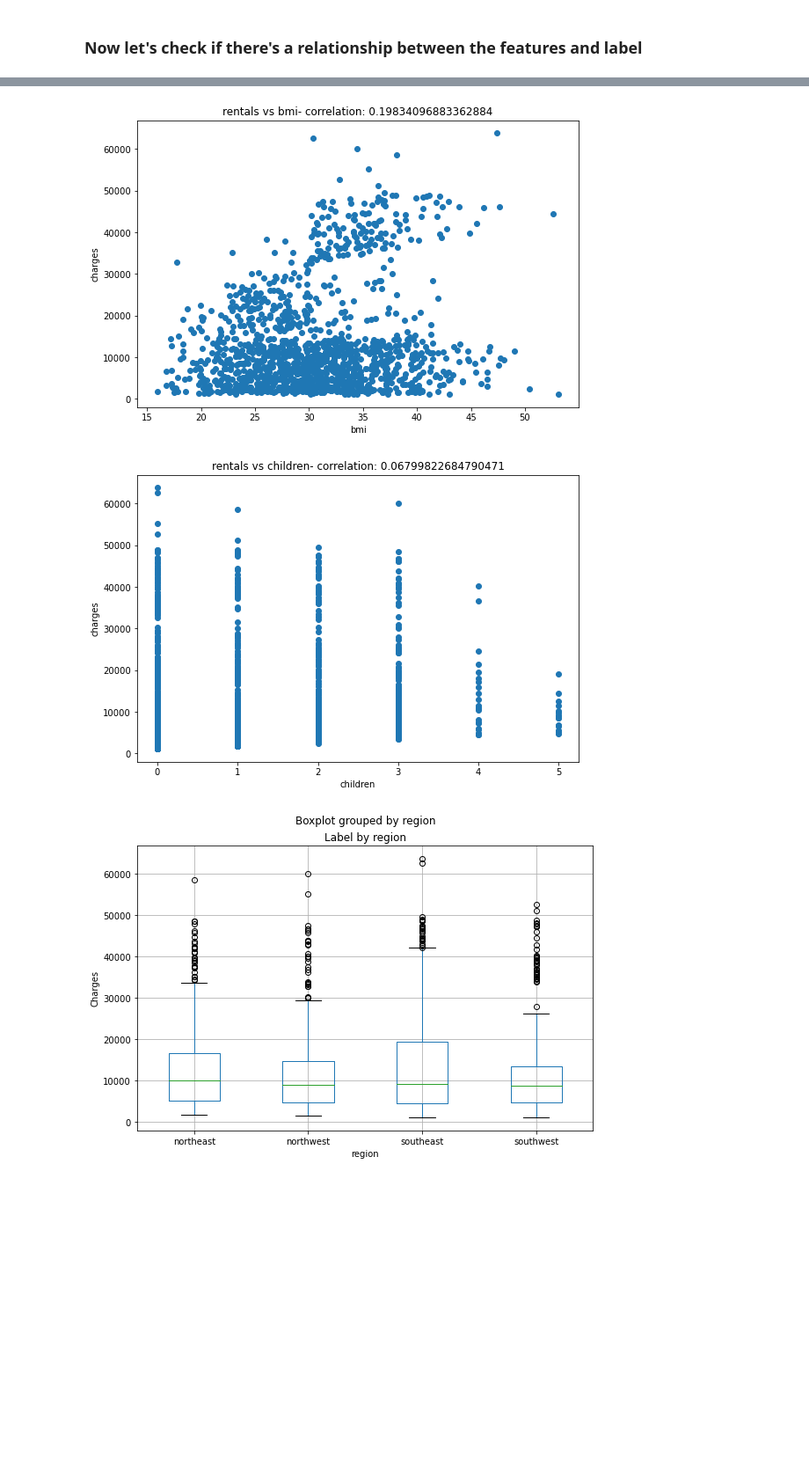
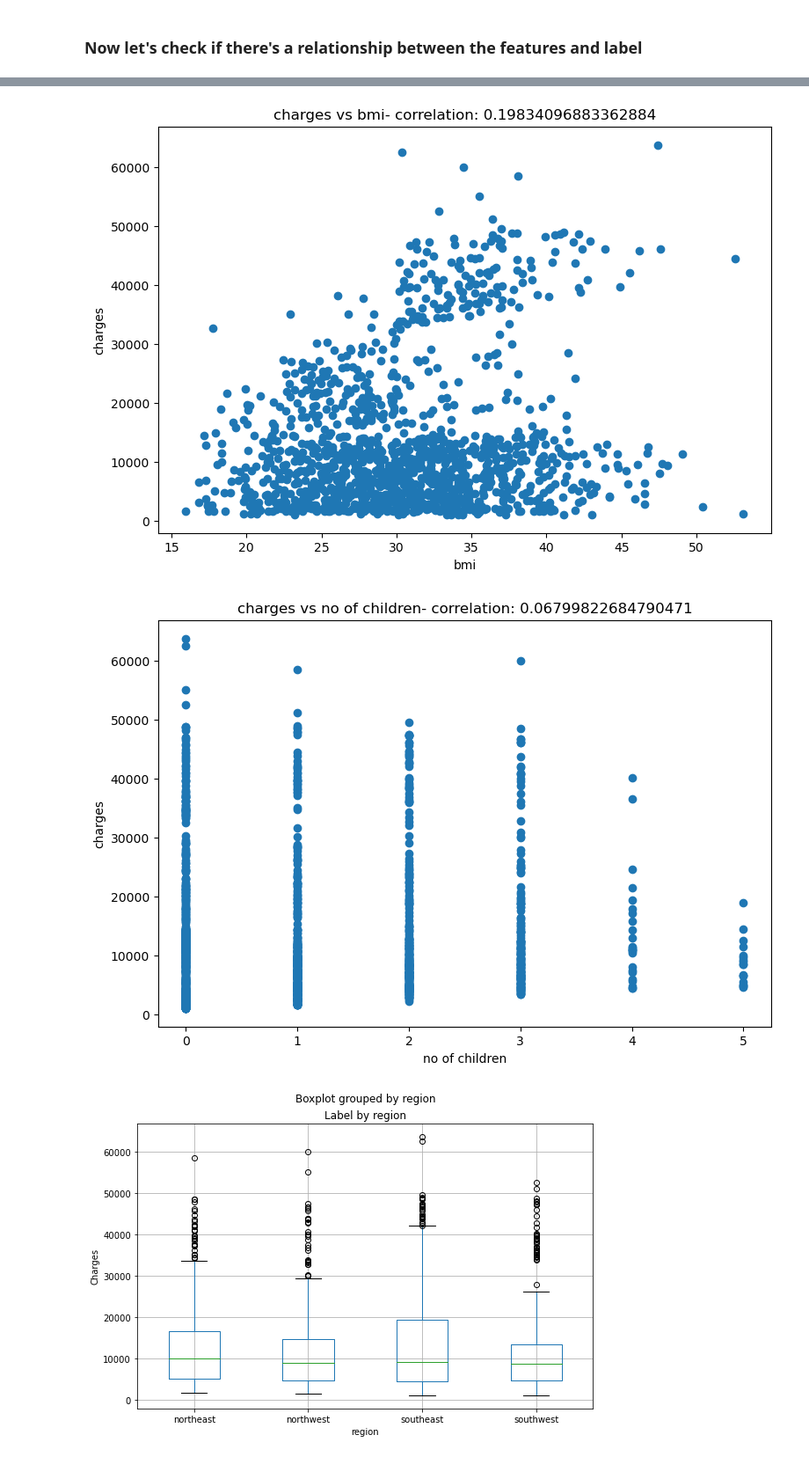
Before and after one commit to Abednego-py/Insurance_model, a Jupyter notebook: SL_Insurance.ipynb, the cells around one changed output, grey strips where cells are left out. Shown: that part at 88% size. Cells and saved outputs as stored; diff of their text form; code cells hidden in the pictures; blank space fills up the shorter version.

```diff
--- a/SL_Insurance.ipynb
+++ b/SL_Insurance.ipynb
@@ -51,0 +80,2 @@ memory usage: 73.3+ KB
+# %%
+df.rename(columns ={'children': 'no of children'}, inplace=True)
@@ -68,7 +118,7 @@ The variance in the age column is high compared to the rest
 # %%
 %matplotlib inline
 
-numeric_features = ['age', 'bmi', 'children']
+numeric_features = ['age', 'bmi', 'no of children']
 
 # Plot a histogram for each numeric feature
 for col in numeric_features:
@@ -138,0 +191,5 @@ plt.show()
+# %%
+for col in categorical_features:
+    sb.countplot(x=col, data=df)
+    plt.title(f'Count plot of {col}')
+    plt.show()
@@ -143,19 +203,19 @@ There is more or less uniform distribution in the columns
 # %%
 for col in numeric_features:
     fig = plt.figure(figsize=(9, 6))
     ax = fig.gca()
     feature = df[col]
     label = df['charges']
     correlation = feature.corr(label)
     plt.scatter(x=feature, y=label)
     plt.xlabel(col)
     plt.ylabel('charges')
-    ax.set_title('rentals vs ' + col + '- correlation: ' + str(correlation))
+    ax.set_title('charges vs ' + col + '- correlation: ' + str(correlation))
 plt.show()
 # %% [output]
 [figure]
-[figure, old version]
+[figure, new version]
-[figure, old version]
+[figure, new version]
 # %%
 # plot a boxplot for the label by each categorical feature
 for col in categorical_features:
```
Also changed, not shown: parts of 19 cells of this notebook.
